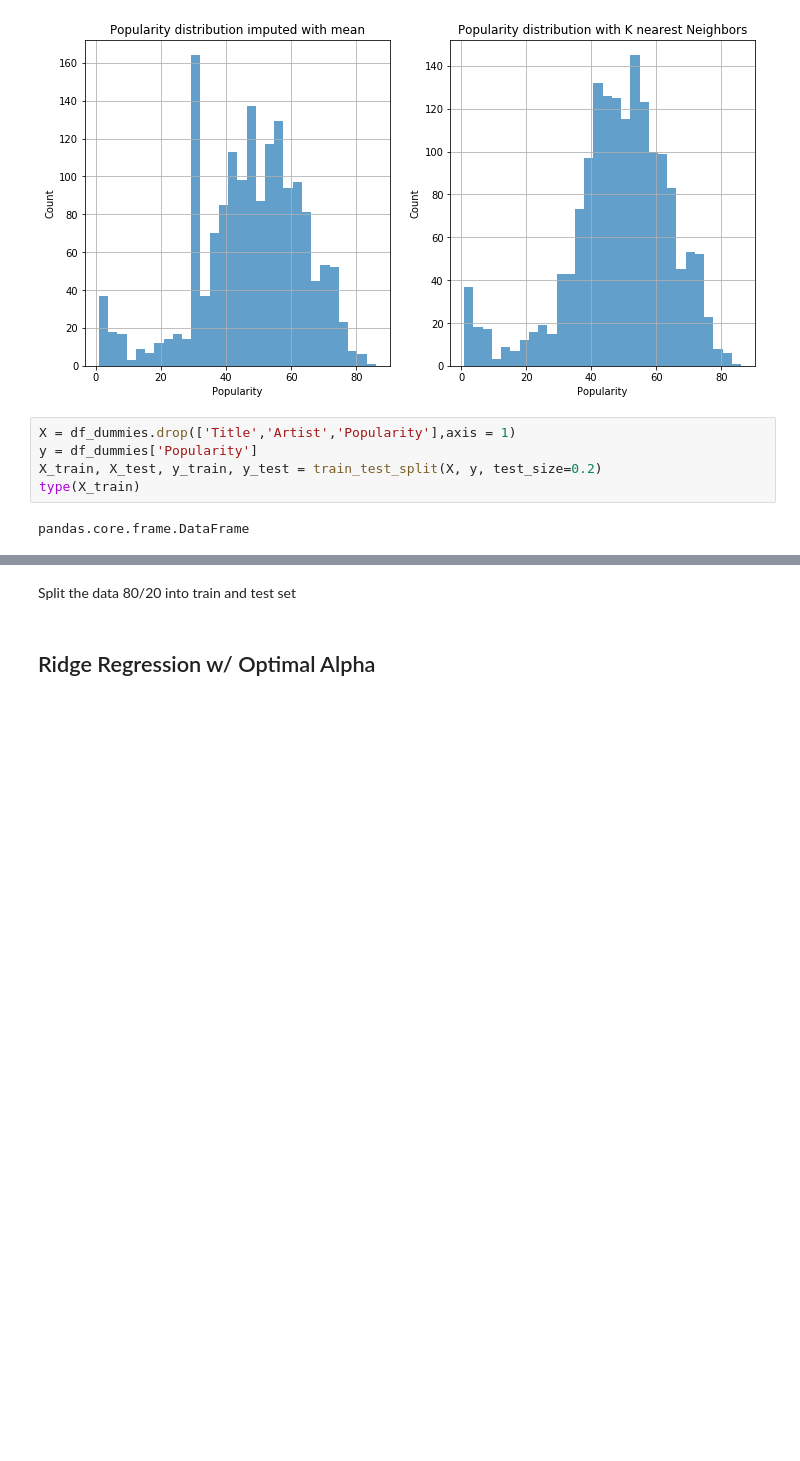
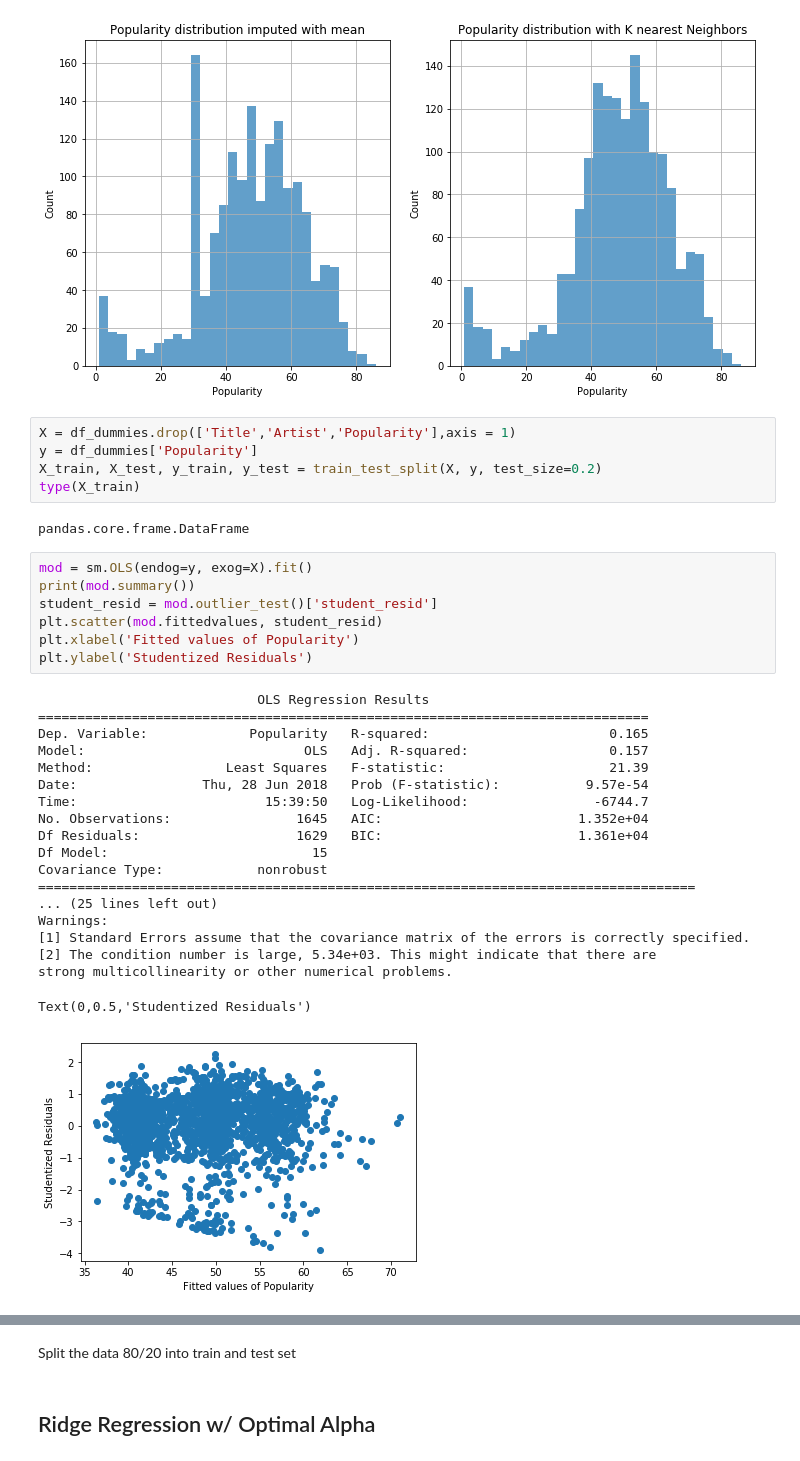
Before and after one commit to evanhosmer/Spotify_case_study, a Jupyter notebook: notebooks/Spotify.ipynb, the cells around one changed output, grey strips where cells are left out. Drawn from its saved outputs; the diff is of its cells as text; blank space fills up the shorter version.

```diff
--- a/notebooks/Spotify.ipynb
+++ b/notebooks/Spotify.ipynb
@@ -517,3 +517,30 @@ X_train, X_test, y_train, y_test = train_test_split(X, y, test_size=0.2)
 type(X_train)
 # %% [output]
 pandas.core.frame.DataFrame
+# %%
+mod = sm.OLS(endog=y, exog=X).fit()
+print(mod.summary())
+student_resid = mod.outlier_test()['student_resid']
+plt.scatter(mod.fittedvalues, student_resid)
+plt.xlabel('Fitted values of Popularity')
+plt.ylabel('Studentized Residuals')
+# %% [output]
+                            OLS Regression Results
+==============================================================================
+Dep. Variable:             Popularity   R-squared:                       0.165
+Model:                            OLS   Adj. R-squared:                  0.157
+Method:                 Least Squares   F-statistic:                     21.39
+Date:                Thu, 28 Jun 2018   Prob (F-statistic):           9.57e-54
+Time:                        15:39:50   Log-Likelihood:                -6744.7
+No. Observations:                1645   AIC:                         1.352e+04
+Df Residuals:                    1629   BIC:                         1.361e+04
+Df Model:                          15
+Covariance Type:            nonrobust
+====================================================================================
+... (25 lines left out)
+Warnings:
+[1] Standard Errors assume that the covariance matrix of the errors is correctly specified.
+[2] The condition number is large, 5.34e+03. This might indicate that there are
+strong multicollinearity or other numerical problems.
+Text(0,0.5,'Studentized Residuals')
+[figure, added]
```
Also changed, not shown: parts of 4 cells of this notebook, 2 other files.
